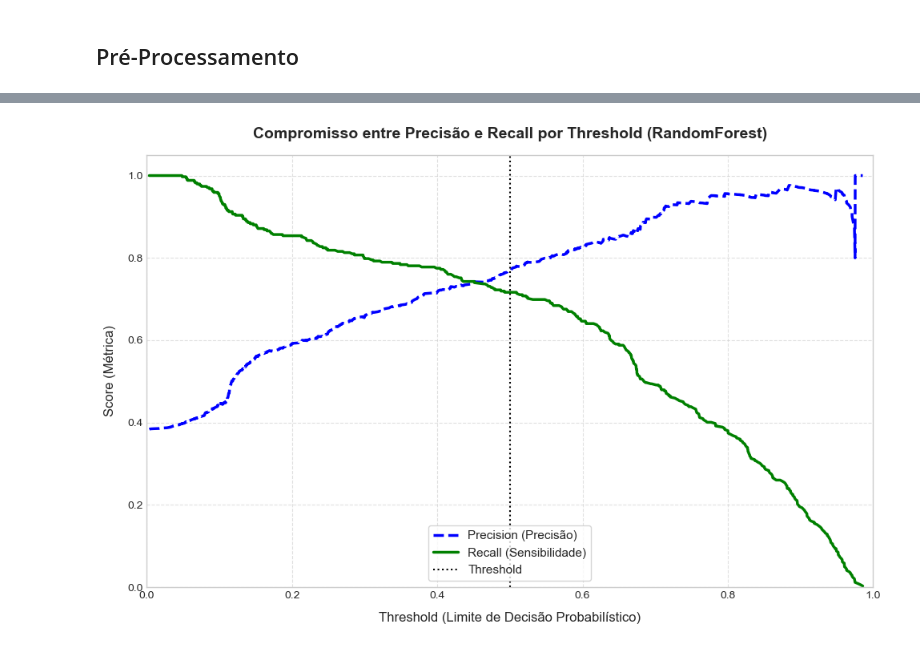
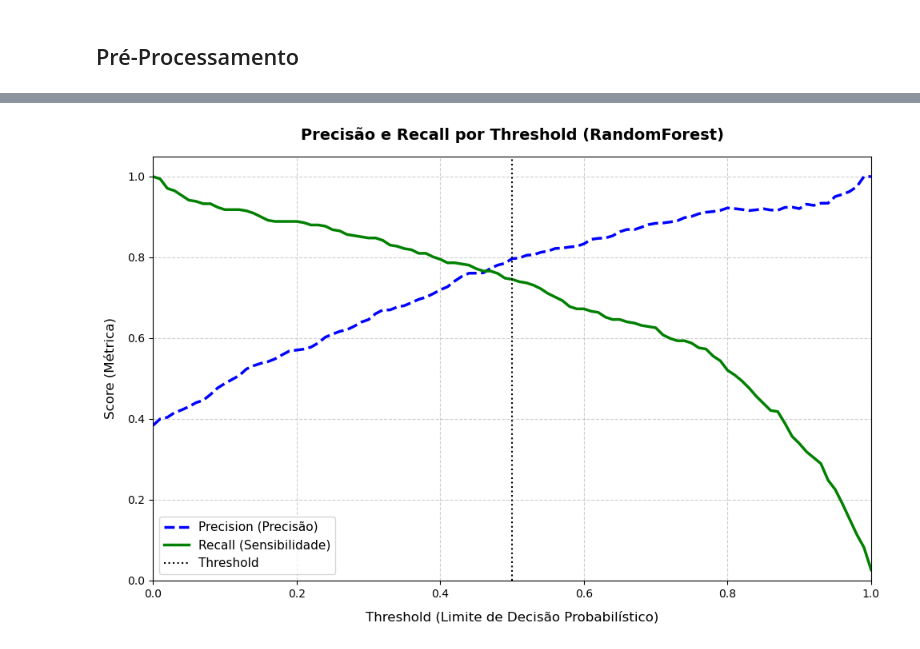
Before and after one commit to oliveira-silva-lucas/titanic, a Jupyter notebook: titanic_II.ipynb, the cells around one changed output, grey strips where cells are left out. Drawn from its saved outputs; the diff is of its cells as text; code cells hidden in the pictures.

```diff
--- a/titanic_II.ipynb
+++ b/titanic_II.ipynb
@@ -238,6 +238,7 @@ from sklearn.pipeline import Pipeline, make_pipeline
 from sklearn.base import BaseEstimator, TransformerMixin
 import numpy as np
 
+#Para ter estabilidade entre dados de treino e teste o ideal é padronizar o valor de idade por grupo pelos dados de treino
 class ImputadorIdadePorGrupo(BaseEstimator, TransformerMixin):
     def __init__(self):
         self.medias_por_grupo_ = {}
@@ -266,8 +267,14 @@ class ImputadorIdadePorGrupo(BaseEstimator, TransformerMixin):
     def get_feature_names_out(self, input_features=None):
         return np.array(['idade'], dtype=object)
 
-def preencher_idade(df:pd.DataFrame):
-    return df.groupby(["Sex", "Pclass"])["Age"].transform(lambda x: x.fillna(x.mean())).values.reshape(-1,1)
+def extrair_pronome_tratamento(df:pd.DataFrame):
+    return df.Name.str.extract(' ([A-Za-z]+)\.', expand=False).values.reshape(-1,1)
+
+def pronome_tratamento_pipeline():
+    return make_pipeline(
+        FunctionTransformer(extrair_pronome_tratamento, feature_names_out=lambda self,input_features: ["tratamento"]),
+        OneHotEncoder(sparse_output=False, handle_unknown='ignore')
+    )
 
 def calc_preco_pessoa(df:pd.DataFrame):
     return (df["Fare"] / df.groupby("Ticket")["Ticket"].transform("count")).values.reshape(-1,1)
@@ -278,6 +285,7 @@ def preco_pessoa_pipeline():
         StandardScaler()
     )
 def alfa_cabine(X:pd.DataFrame):
+    #preencher os valores desconhecidos com U para manter o padrão de leitura de um caracter
     return X["Cabin"].fillna('U').str[0].values.reshape(-1,1)
 
 def cabine_pipeline():
@@ -291,6 +299,7 @@ def somar_dados(df:pd.DataFrame):
 
 preprocessamento = ColumnTransformer([
     ("idade", ImputadorIdadePorGrupo(),["Age","Sex","Pclass"]),
+    ("tratamento", pronome_tratamento_pipeline(),["Name"]),
     ("preco_pessoa", preco_pessoa_pipeline(),["Fare","Ticket"]),
     ("Sexo_Feminino", OrdinalEncoder(categories=[["male","female"]]),["Sex"]),
     ("Qtd_familiares", FunctionTransformer(somar_dados, feature_names_out=lambda self,input_features:["Qtd_familiares"]), ["SibSp","Parch"]),
@@ -318,7 +332,7 @@ from sklearn.model_selection import cross_val_predict, cross_val_score, cross_va
 from sklearn.metrics import confusion_matrix
 
 y = titanic_treino.Survived
-n_random = 0
+n_random = 42
 dummy_pipeline = make_pipeline(preprocessamento, DummyClassifier(random_state=n_random))
 logistic_pipeline = make_pipeline(preprocessamento, LogisticRegression(random_state=n_random, max_iter=2000))
 sgd_pipeline = make_pipeline(preprocessamento, SGDClassifier(random_state=n_random))
@@ -444,28 +580,22 @@ plt.show()
 # %%
-# ----------------------------------------------------
-# GRÁFICO 2: Precisão e Recall por Threshold
-# (Exemplo focado no RandomForestClassifier)
-# ----------------------------------------------------
-# Localiza os dados do RandomForest dentro da lista gerada pelo loop
-rf_dados = next((m for m in modelos_dados if m['nome_modelo'] == 'LogisticRegression'), None)
+rf_dados = next((m for m in modelos_dados if m['nome_modelo'] == 'RandomForestClassifier'), None)
 
-if rf_dados:
-    p, r, t = rf_dados['precision_recall_curve']
 
-    plt.figure(figsize=(10, 6.5))
-    # O vetor de thresholds tem exatamente 1 elemento a menos que precisão e recall
-    plt.plot(t, p[:-1], 'b--', label='Precision (Precisão)', linewidth=2.5)
-    plt.plot(t, r[:-1], 'g-', label='Recall (Sensibilidade)', linewidth=2.5)
-    plt.vlines(0.5,0,1.1,'k','dotted',label='Threshold')
+p, r, t = rf_dados['precision_recall_curve']
 
-    plt.xlabel('Threshold (Limite de Decisão Probabilístico)', fontsize=12, labelpad=10)
-    plt.ylabel('Score (Métrica)', fontsize=12, labelpad=10)
-    plt.title('Compromisso entre Precisão e Recall por Threshold (RandomForest)', fontsize=14, pad=15, fontweight='bold')
-    plt.xlim([0.0, 1.0])
-    plt.ylim([0.0, 1.05])
-    plt.legend(loc="lower center", fontsize=11, frameon=True)
-    plt.grid(True, linestyle='--', alpha=0.6)
-    plt.tight_layout()
-    plt.show()
+plt.figure(figsize=(10, 6.5))
+plt.plot(t, p[:-1], 'b--', label='Precision (Precisão)', linewidth=2.5)
+plt.plot(t, r[:-1], 'g-', label='Recall (Sensibilidade)', linewidth=2.5)
+plt.vlines(0.5,0,1.05,'k','dotted',label='Threshold')
+
+plt.xlabel('Threshold (Limite de Decisão Probabilístico)', fontsize=12, labelpad=10)
+plt.ylabel('Score (Métrica)', fontsize=12, labelpad=10)
+plt.title('Precisão e Recall por Threshold (RandomForest)', fontsize=14, pad=15, fontweight='bold')
+plt.xlim([0.0, 1.0])
+plt.ylim([0.0, 1.05])
+plt.legend(loc="lower left", fontsize=11, frameon=True)
+plt.grid(True, linestyle='--', alpha=0.6)
+plt.tight_layout()
+plt.show()
 # %% [output]
-[figure, old version]
+[figure, new version]
```
Also changed, not shown: parts of 22 cells of this notebook.
